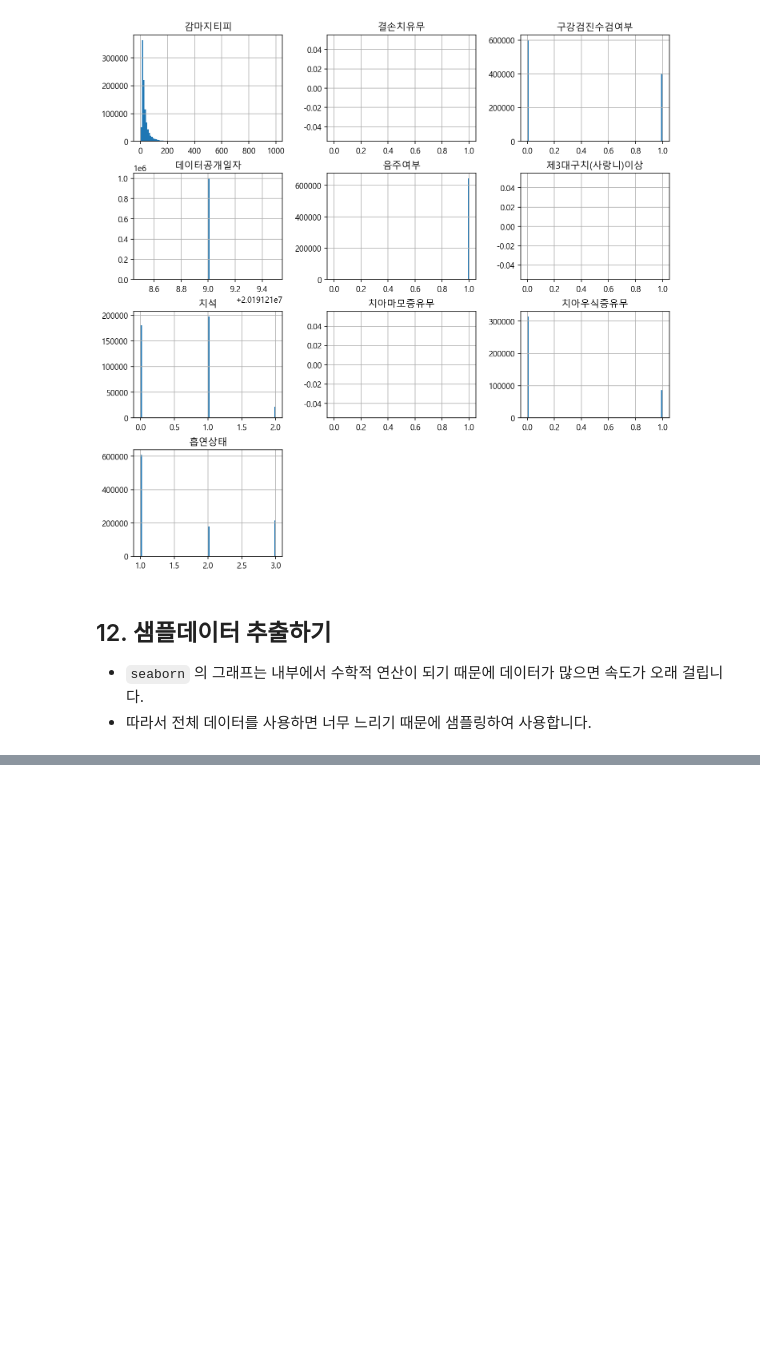
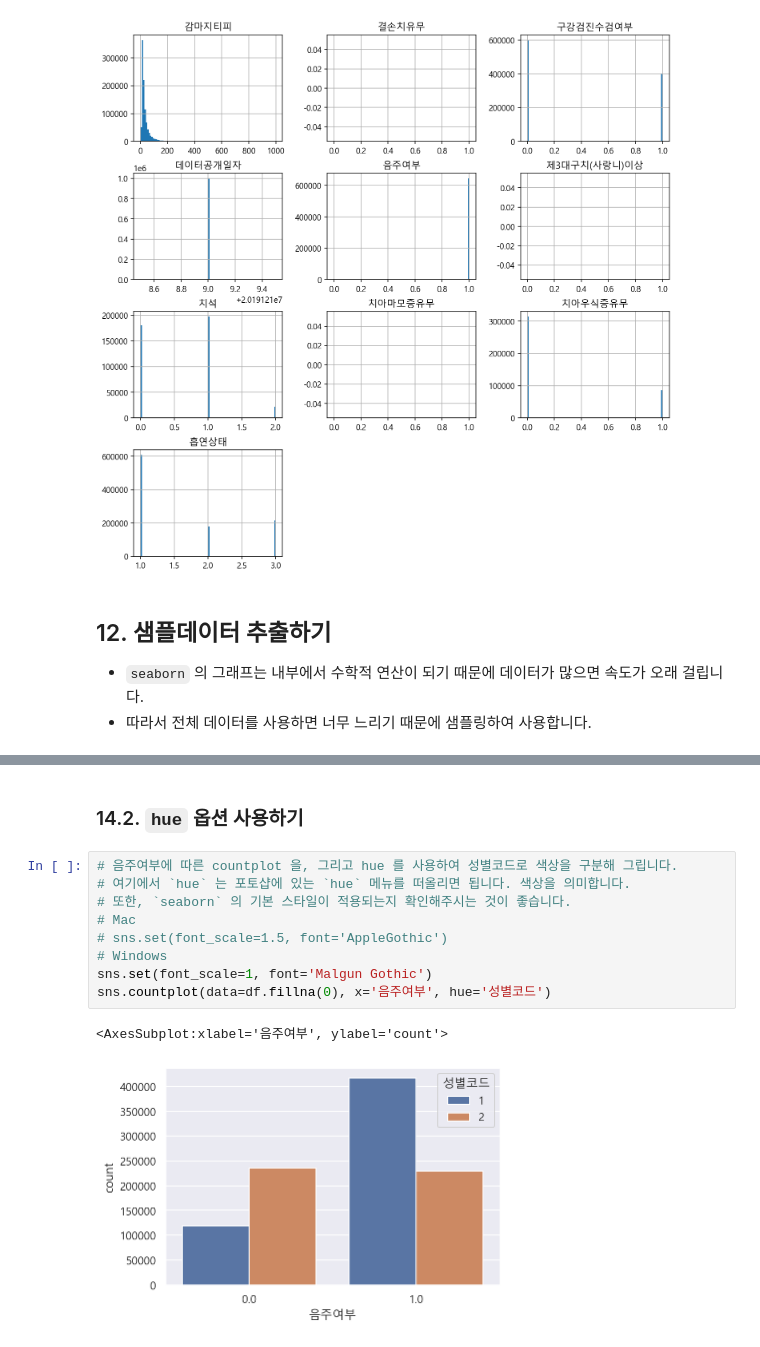
Before and after one commit to ghleex/TIL, a Jupyter notebook: 07_data_science/01_starts_ds_w_python/03_health_screening_data/01_health_screening_data.ipynb, the cells around one changed output, grey strips where cells are left out. Saved outputs shown, nothing was run; the diff lists cells and outputs as text; blank space fills up the shorter version.

```diff
--- a/07_data_science/01_starts_ds_w_python/03_health_screening_data/01_health_screening_data.ipynb
+++ b/07_data_science/01_starts_ds_w_python/03_health_screening_data/01_health_screening_data.ipynb
@@ -412,0 +444,14 @@ h = df.iloc[:, 24:].hist(figsize=(12, 12), bins=100)
+# %% [markdown]
+### 14.2. `hue` 옵션 사용하기
+# %%
+# 음주여부에 따른 countplot 을, 그리고 hue 를 사용하여 성별코드로 색상을 구분해 그립니다.
+# 여기에서 `hue` 는 포토샵에 있는 `hue` 메뉴를 떠올리면 됩니다. 색상을 의미합니다.
+# 또한, `seaborn` 의 기본 스타일이 적용되는지 확인해주시는 것이 좋습니다.
+# Mac
+# sns.set(font_scale=1.5, font='AppleGothic')
+# Windows
+sns.set(font_scale=1, font='Malgun Gothic')
+sns.countplot(data=df.fillna(0), x='음주여부', hue='성별코드')
+# %% [output]
+<AxesSubplot:xlabel='음주여부', ylabel='count'>
+[figure, added]
```
Also changed, not shown: parts of 15 cells of this notebook.
